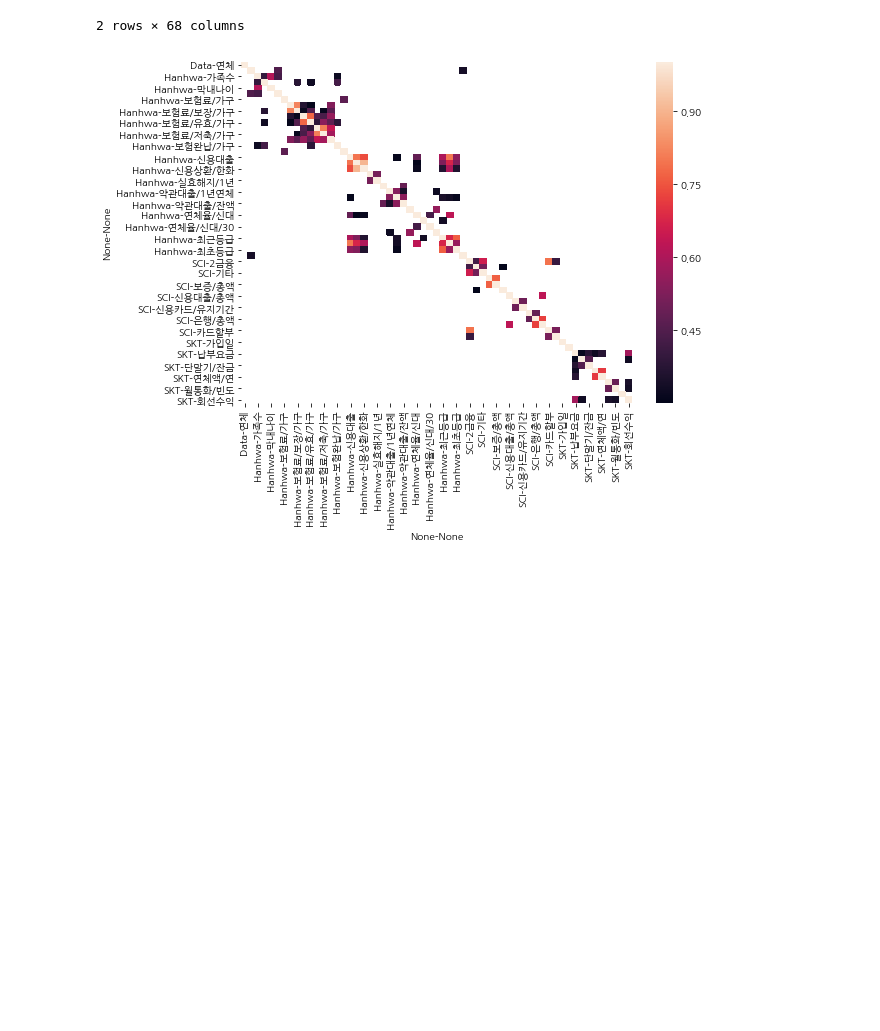
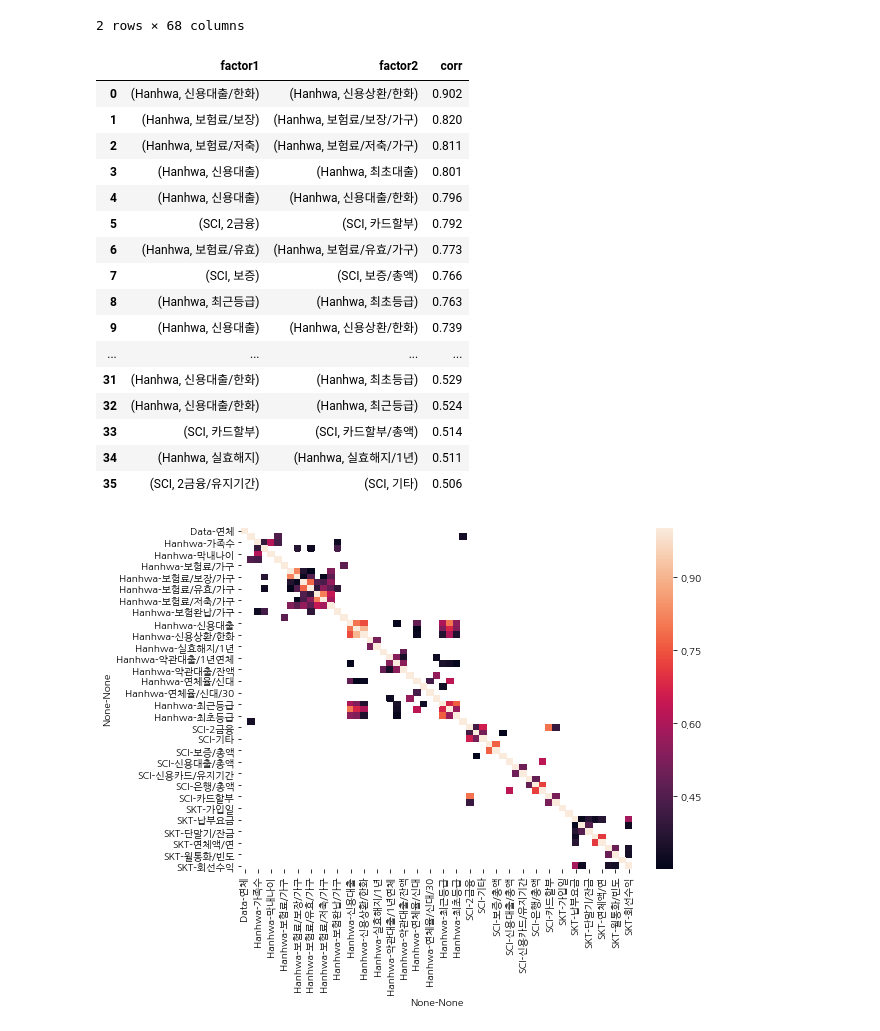
Before and after one commit to Queie/TensorFlow, a Jupyter notebook: Callenge_data/Overview.ipynb, the cells around one changed output. Drawn from its saved outputs; the diff is of its cells as text; code cells hidden in the pictures; blank space fills up the shorter version.

```diff
--- a/Callenge_data/Overview.ipynb
+++ b/Callenge_data/Overview.ipynb
@@ -122,6 +122,44 @@ df.head(2)
 | 0 | 1 | 50 | 0 | 7700 | 4 | 1 | 24.0 | 0 | 주부 | 0 | ... | ... |
 | 1 | 1 | 50 | 0 | 8100 | 4 | 2 | 29.0 | 0 | 주부 | 300000 | ... | ... |
 2 rows × 68 columns
+# %%
+# 상관성이 -+ 0.5 이상인 묶음 출력
+df_cor = df.corr()
+df_cor = df_cor.fillna(0)
+result = []
+for colname in df_cor.columns:
+    for i, col in enumerate(df_cor[colname]):
+        if abs(col) >= 0.5 and col != 1: result.append([colname, df_cor.index[i], float(str(col)[:5])])
+# 중복된 내용 제거한 순수한 결과값만 추출
+summary , check = [], []
+for col in result:
+    if col[:2] not in check:
+        check.append(col[:2])
+        check.append(col[:2][::-1])
+        summary.append(col)
+    else:
+        pass
+summary = pd.DataFrame(summary ,columns=['factor1', 'factor2','corr'])
+summary = summary.sort_values('corr',ascending=False)
+summary.reset_index(inplace=True); summary = summary.iloc[:,1:]; summary
+# %% [output]
+|  | factor1 | factor2 | corr |
+| 0 | (Hanhwa, 신용대출/한화) | (Hanhwa, 신용상환/한화) | 0.902 |
+| 1 | (Hanhwa, 보험료/보장) | (Hanhwa, 보험료/보장/가구) | 0.820 |
+| 2 | (Hanhwa, 보험료/저축) | (Hanhwa, 보험료/저축/가구) | 0.811 |
+| 3 | (Hanhwa, 신용대출) | (Hanhwa, 최초대출) | 0.801 |
+| 4 | (Hanhwa, 신용대출) | (Hanhwa, 신용대출/한화) | 0.796 |
+| 5 | (SCI, 2금융) | (SCI, 카드할부) | 0.792 |
+| 6 | (Hanhwa, 보험료/유효) | (Hanhwa, 보험료/유효/가구) | 0.773 |
+| 7 | (SCI, 보증) | (SCI, 보증/총액) | 0.766 |
+| 8 | (Hanhwa, 최근등급) | (Hanhwa, 최초등급) | 0.763 |
+| 9 | (Hanhwa, 신용대출) | (Hanhwa, 신용상환/한화) | 0.739 |
+| ... | ... | ... | ... |
+| 31 | (Hanhwa, 신용대출/한화) | (Hanhwa, 최초등급) | 0.529 |
+| 32 | (Hanhwa, 신용대출/한화) | (Hanhwa, 최근등급) | 0.524 |
+| 33 | (SCI, 카드할부) | (SCI, 카드할부/총액) | 0.514 |
+| 34 | (Hanhwa, 실효해지) | (Hanhwa, 실효해지/1년) | 0.511 |
+| 35 | (SCI, 2금융/유지기간) | (SCI, 기타) | 0.506 |
 # %%
 %matplotlib inline
 import seaborn as sns
```
Also changed, not shown: parts of 4 cells of this notebook.
